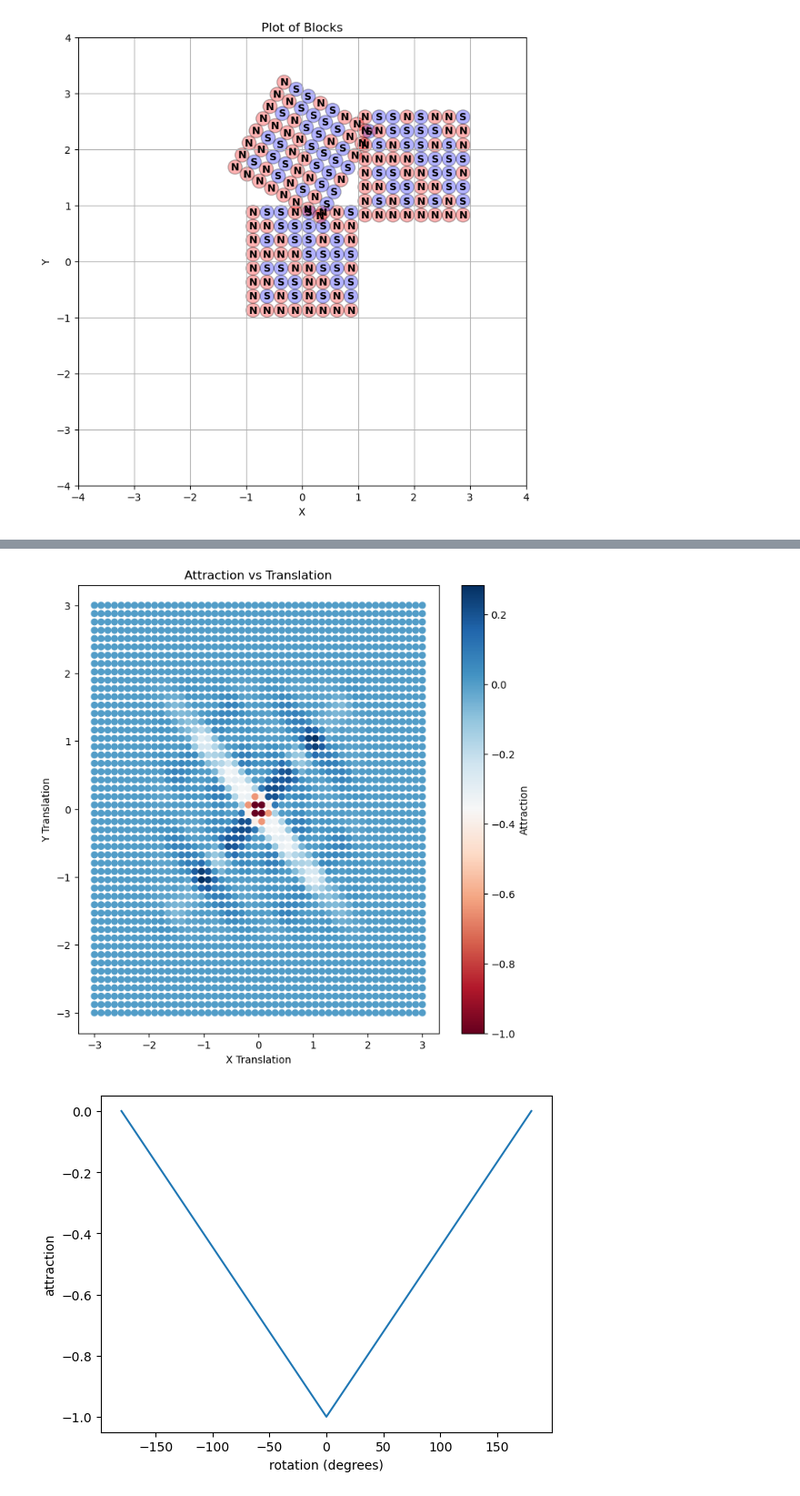
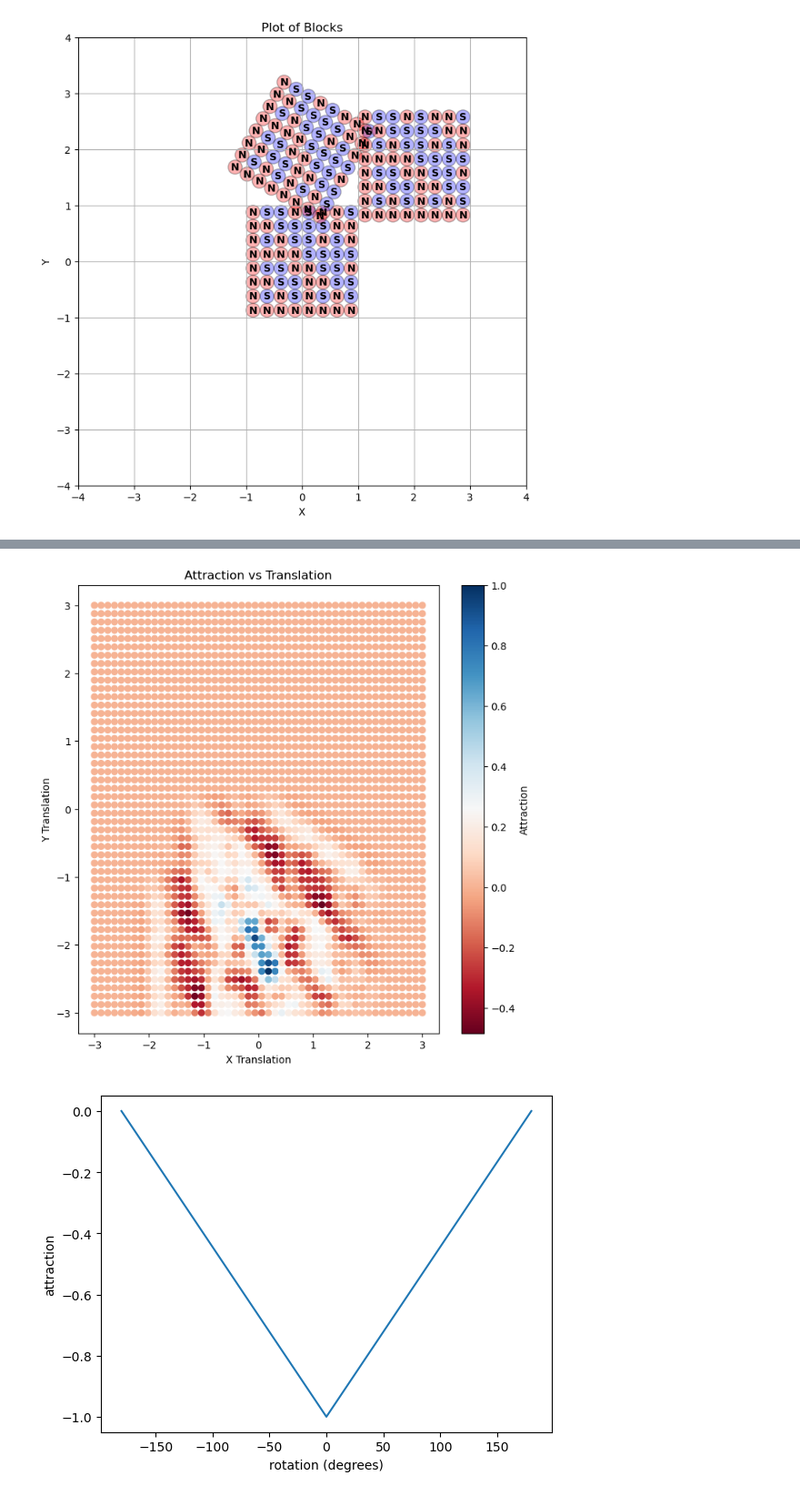
Before and after one commit to ProgrammableMatterLab/code-theory, a Jupyter notebook: test.ipynb, the cells around one changed output, grey strips where cells are left out. Shown at 91% size. Cells and saved outputs as stored; diff of their text form; code cells hidden in the pictures.

```diff
--- a/test.ipynb
+++ b/test.ipynb
@@ -156,7 +206,7 @@ plot.plot_rotation_attraction(a, b, num_angles=360)
 # %%
-plot.plot_translation_attraction(e, f, 50, 50, lo=-3, hi=3)
+plot.plot_translation_attraction(a, b, 50, 50, lo=-3, hi=3)
 # %% [output]
-[figure, old version]
+[figure, new version]
 # %%
 X, Y = [-180, 0, 180], [0, -1, 0]
 plt.plot(X, Y)
```
Also changed, not shown: parts of 7 cells of this notebook, 5 other files.
